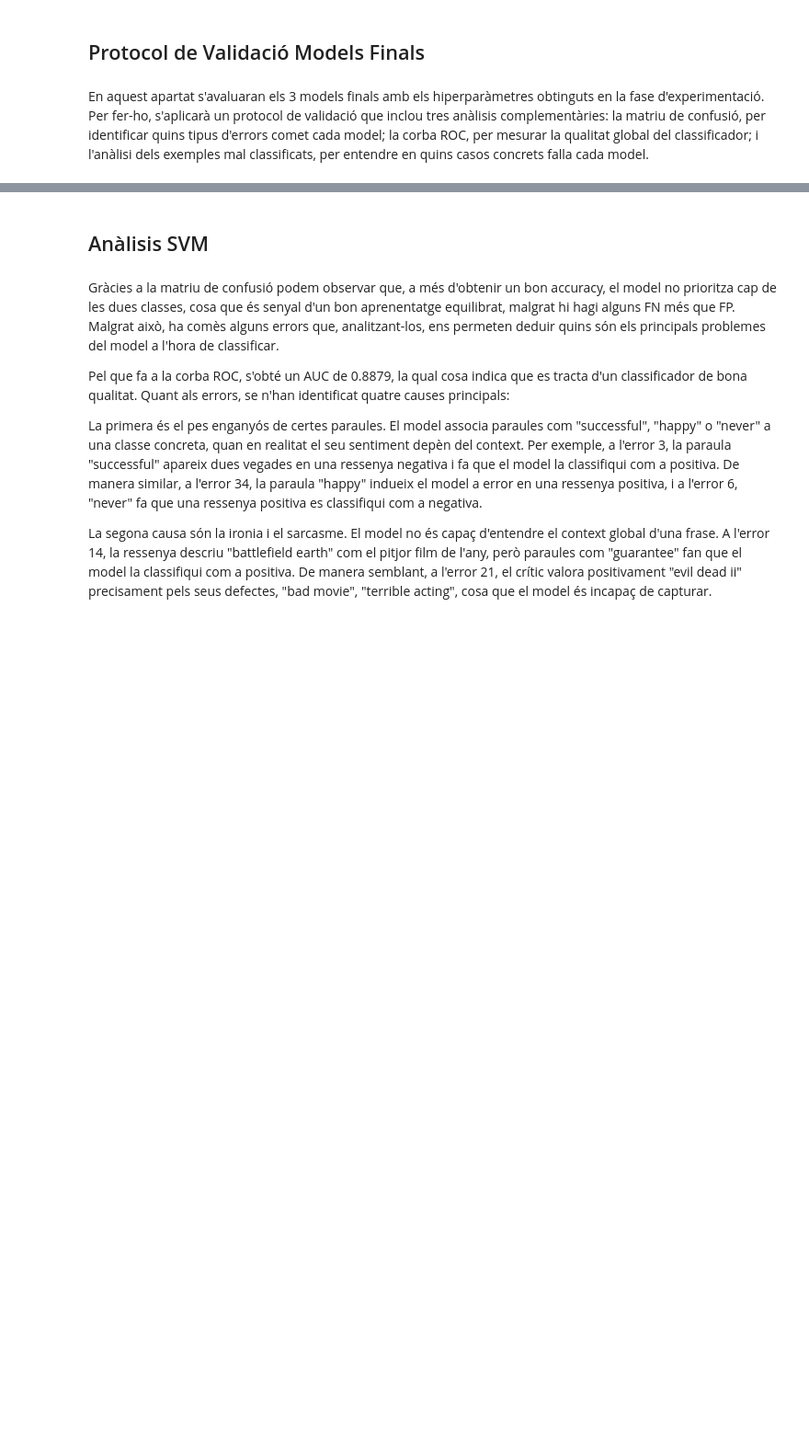
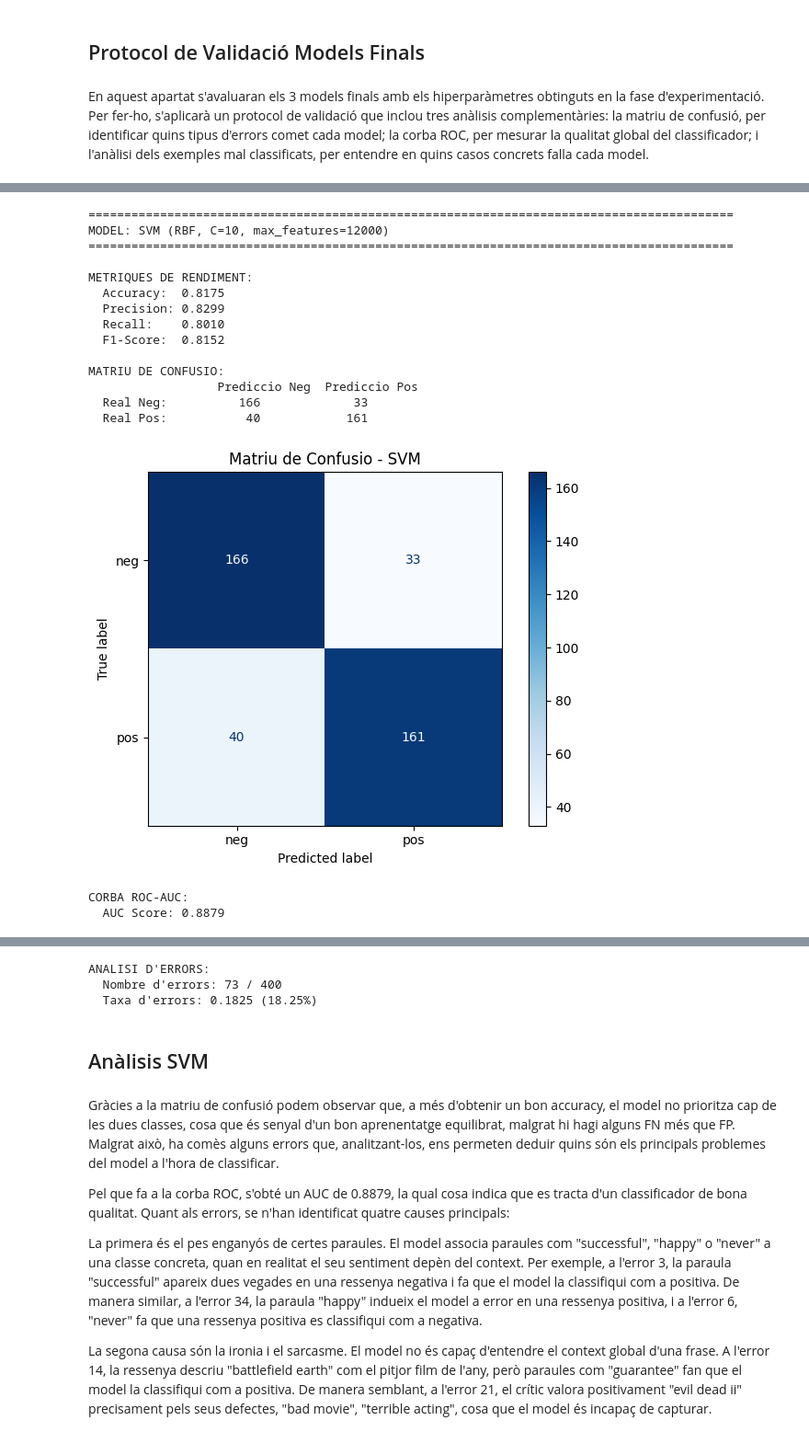
Before and after one commit to ashlieventura/Practica_2_plh, a Jupyter notebook: practica_2.ipynb, the cells around one changed output, grey strips where cells are left out. Shown at 92% size. Saved outputs shown, nothing was run; the diff lists cells and outputs as text; code cells hidden in the pictures; blank space fills up the shorter version.

```diff
--- a/practica_2.ipynb
+++ b/practica_2.ipynb
@@ -531,0 +495,25 @@ MATRIU DE CONFUSIÓ:
+# %%
+# Validacio SVM
+valida_i_mostra(
+    "SVM (RBF, C=10, max_features=12000)",
+    final_svm,
+    y_pred_svm
+)
+# %% [output]
+==========================================================================================
+MODEL: SVM (RBF, C=10, max_features=12000)
+==========================================================================================
+
+METRIQUES DE RENDIMENT:
+  Accuracy:  0.8175
+  Precision: 0.8299
+  Recall:    0.8010
+  F1-Score:  0.8152
+
+MATRIU DE CONFUSIO:
+                  Prediccio Neg  Prediccio Pos
+  Real Neg:          166             33
+  Real Pos:           40            161
+[figure, added]
+CORBA ROC-AUC:
+  AUC Score: 0.8879
@@ -532,3 +521,6 @@ MATRIU DE CONFUSIÓ:
+ANALISI D'ERRORS:
+  Nombre d'errors: 73 / 400
+  Taxa d'errors: 0.1825 (18.25%)
 # %% [markdown]
 ## Anàlisis SVM
 # %% [markdown]
```
Also changed, not shown: parts of 11 cells of this notebook.
